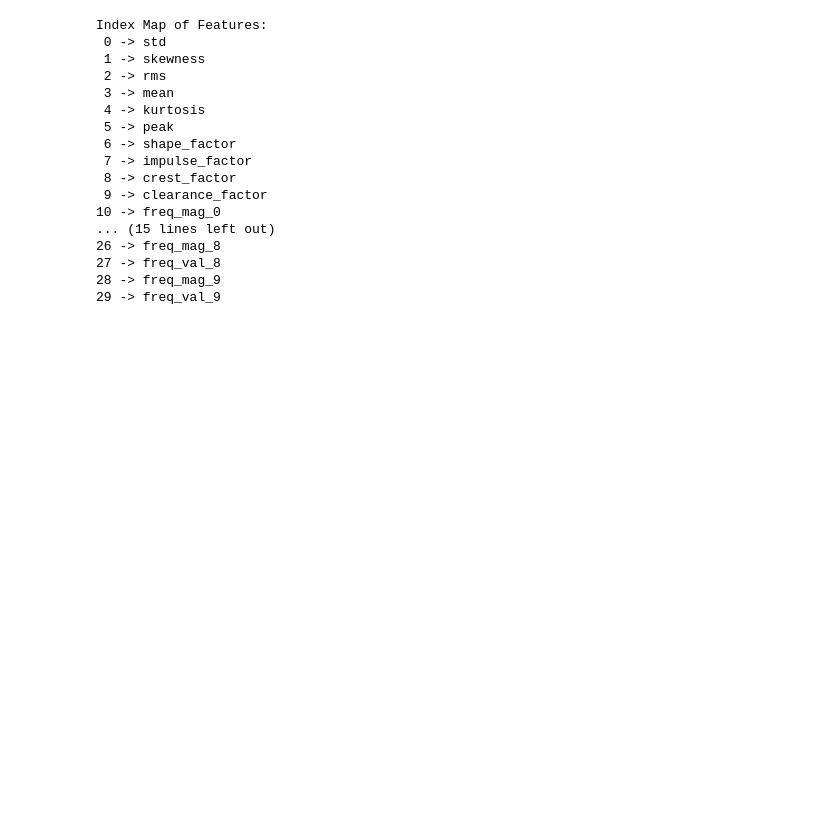
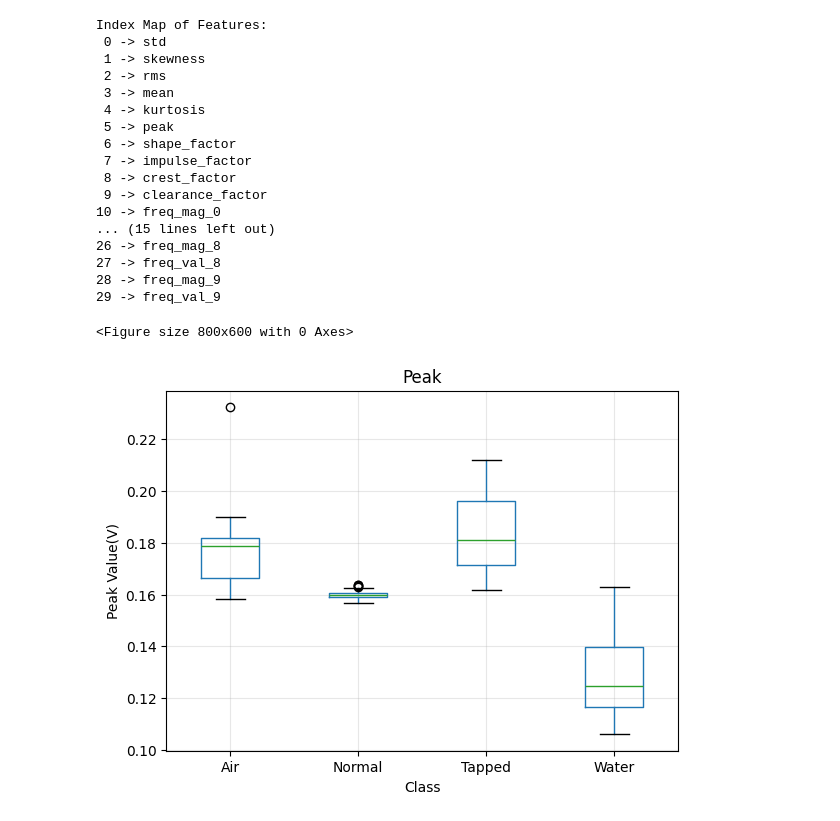
Before and after one commit to amitduwal/edge-ml-cable-anomaly, a Jupyter notebook: notebooks/ml/anova.ipynb, the cells around one changed output. Saved outputs shown, nothing was run; the diff lists cells and outputs as text; code cells hidden in the pictures; blank space fills up the shorter version.

```diff
--- a/notebooks/ml/anova.ipynb
+++ b/notebooks/ml/anova.ipynb
@@ -182,0 +185,38 @@ Index Map of Features:
+# %%
+# Peak feature (index 5)
+peak_feature = X[:, 5]
+
+from enum import Enum
+
+class ChannelCondition(Enum):
+    NORMAL = 0
+    AIR = 1
+    WATER = 2
+    TAPPED = 3
+
+label_map = {
+    ChannelCondition.NORMAL.value: "Normal",
+    ChannelCondition.AIR.value: "Air",
+    ChannelCondition.WATER.value: "Water",
+    ChannelCondition.TAPPED.value: "Tapped"
+}
+
+df = pd.DataFrame({
+    'Class': [label_map[label] for label in y],
+    'Peak': X[:, 5]
+})
+
+# Boxplot
+plt.figure(figsize=(8, 6))
+df.boxplot(column='Peak', by='Class')
+
+# plt.title('Peak Feature Distribution by Class')
+plt.suptitle('')  # Remove automatic pandas title
+plt.xlabel('Class')
+plt.ylabel('Peak Value(V)')
+plt.grid(True, alpha=0.3)
+
+plt.show()
+# %% [output]
+<Figure size 800x600 with 0 Axes>
+[figure, added]
```
Also changed, not shown: parts of 3 cells of this notebook, 9 other files.
